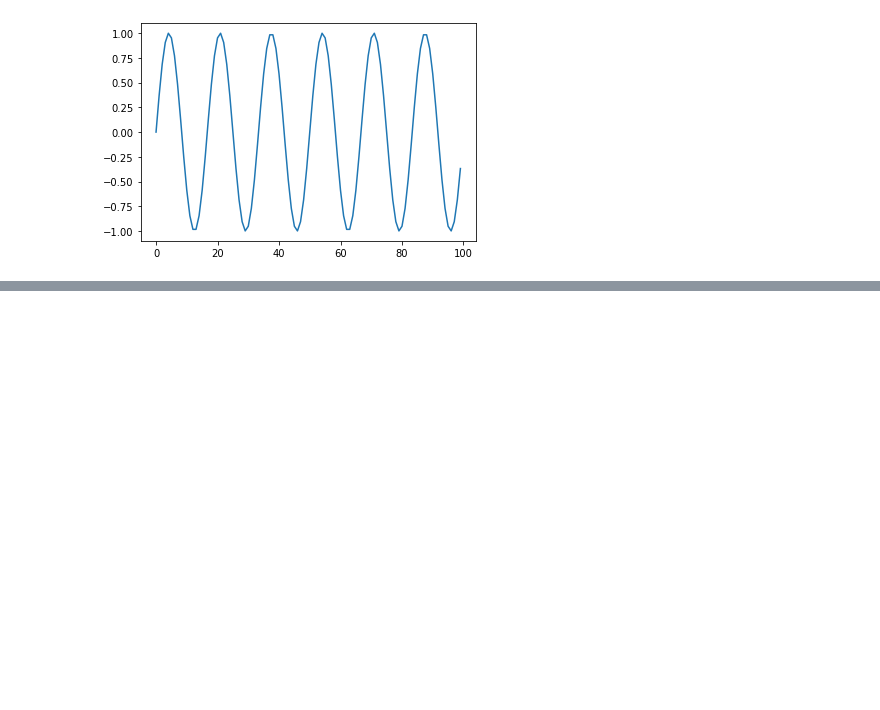
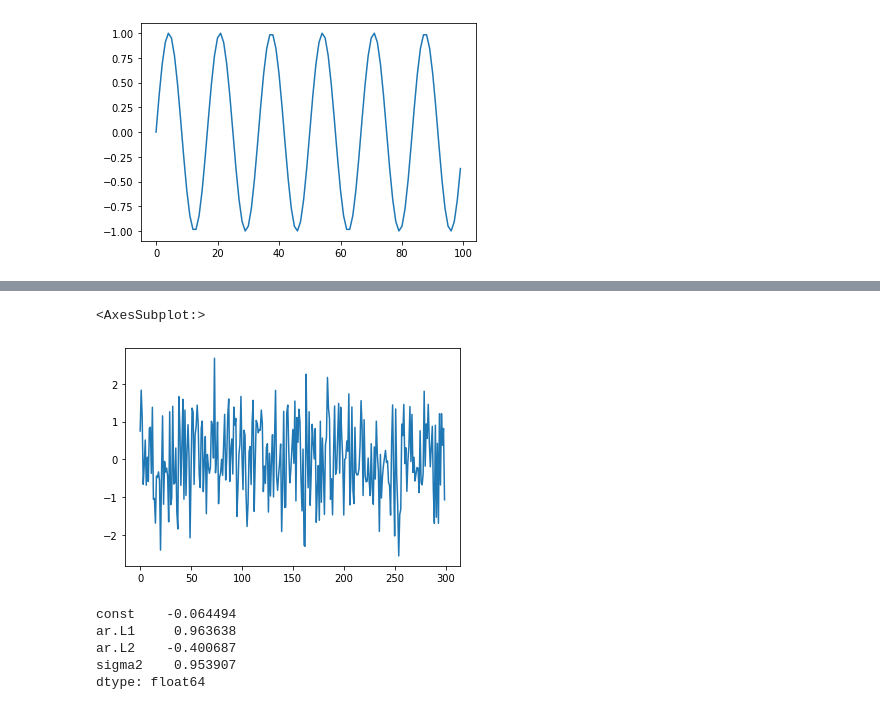
Before and after one commit to tadatoshi/time_series_plot_auto_analysis, a Jupyter notebook: notebooks/synthetic_data_generation.ipynb, the cells around one changed output, grey strips where cells are left out. Cells and saved outputs as stored; diff of their text form; code cells hidden in the pictures; blank space fills up the shorter version.

```diff
--- a/notebooks/synthetic_data_generation.ipynb
+++ b/notebooks/synthetic_data_generation.ipynb
@@ -159,0 +200,17 @@ seasonality_nonstationary_acf_pacf_plot.generate(number_of_plots=100, arparams=[
+# %%
+arma_model = ARIMA(generated_arma_sample_df, order=(2, 0, 0))
+# %%
+arma_model_result = arma_model.fit()
+# %%
+arma_model_result.resid.plot()
+# %% [output]
+<AxesSubplot:>
+[figure, added]
+# %%
+arma_model_result.params
+# %% [output]
+const    -0.064494
+ar.L1     0.963638
+ar.L2    -0.400687
+sigma2    0.953907
+dtype: float64
```
Also changed, not shown: parts of 34 cells of this notebook, 12 other files.
